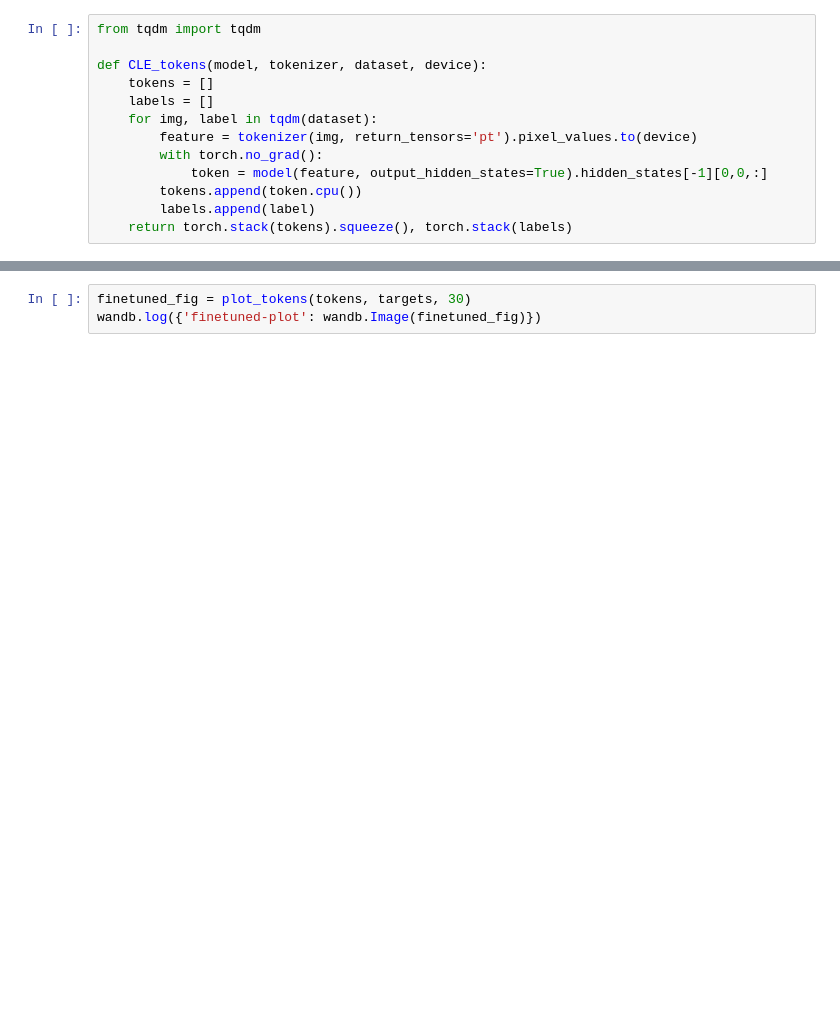
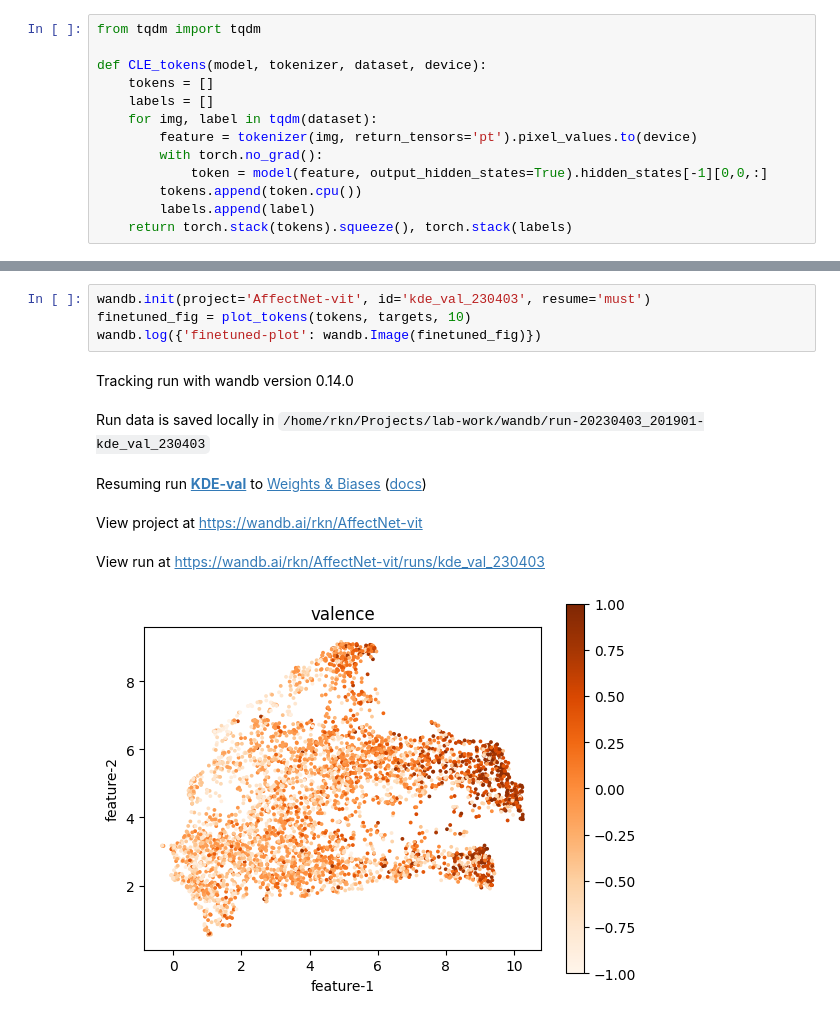
Before and after one commit to HoriiLabWork/lab-work, a Jupyter notebook: affectnet_vit_kde_val.ipynb, the cells around one changed output, grey strips where cells are left out. Cells and saved outputs as stored; diff of their text form; blank space fills up the shorter version.

Commit message:
run affectnet_vit_kde_val

```diff
--- a/affectnet_vit_kde_val.ipynb
+++ b/affectnet_vit_kde_val.ipynb
@@ -281,3 +428,11 @@ print(tokens.shape, targets.shape)
 # %%
-finetuned_fig = plot_tokens(tokens, targets, 30)
+wandb.init(project='AffectNet-vit', id='kde_val_230403', resume='must')
+finetuned_fig = plot_tokens(tokens, targets, 10)
 wandb.log({'finetuned-plot': wandb.Image(finetuned_fig)})
+# %% [output]
+Tracking run with wandb version 0.14.0
+Run data is saved locally in /home/rkn/Projects/lab-work/wandb/run-20230403_201901-kde_val_230403
+Resuming run KDE-val to Weights & Biases (docs)
+View project at https://wandb.ai/rkn/AffectNet-vit
+View run at https://wandb.ai/rkn/AffectNet-vit/runs/kde_val_230403
+[figure, added]
```
Also changed, not shown: parts of 13 cells of this notebook.
